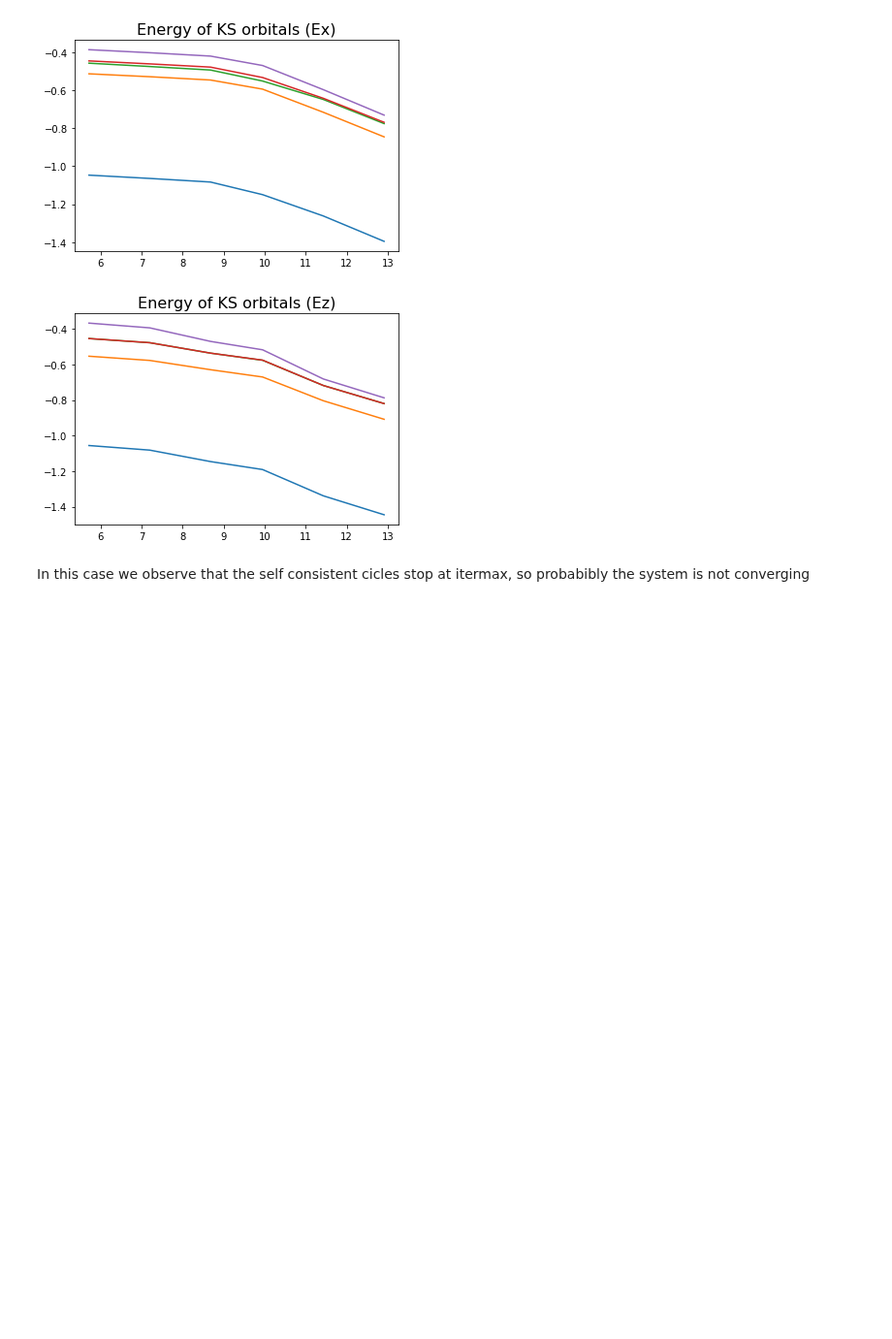
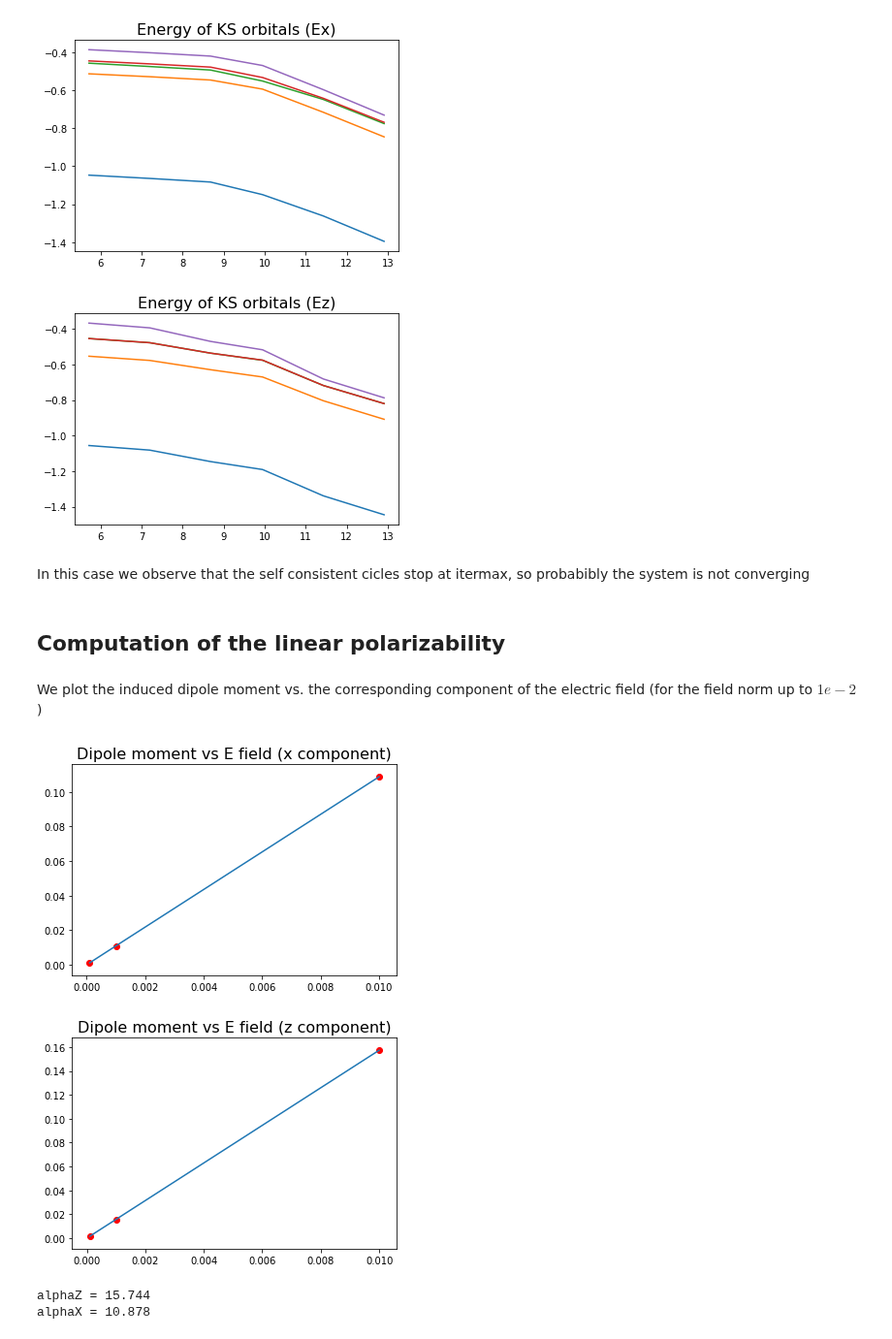
Before and after one commit to luigigenovese/KPM-nb, a Jupyter notebook: STATIC ELECTRIC FIELD/N2/N2_electric_field_analysis .ipynb, the cells around one changed output. Shown at 97% size. Drawn from its saved outputs; the diff is of its cells as text; code cells hidden in the pictures; blank space fills up the shorter version.

```diff
--- a/STATIC ELECTRIC FIELD/N2/N2_electric_field_analysis .ipynb
+++ b/STATIC ELECTRIC FIELD/N2/N2_electric_field_analysis .ipynb
@@ -26,3 +27,8 @@ We perform the analysis for different values of the field norm.
+# %%
+dipoleX=[]
+dipoleZ=[]
+eFieldX=[]
+eFieldZ=[]
 # %% [markdown]
 # $E$-norm = $1e^{-4}$
 # %% [markdown]
@@ -130,6 +136,11 @@ plt.show()
 # %% [output]
 [figure]
 [figure]
+# %%
+dipoleX.append(Ex[nRunEx-1].log['Electric Dipole Moment (AU)']['P vector'][0])
+dipoleZ.append(Ez[nRunEx-1].log['Electric Dipole Moment (AU)']['P vector'][2])
+eFieldX.append(enorm)
+eFieldZ.append(enorm)
 # %% [markdown]
 # $E$-norm = $1e^{-3}$
 # %% [markdown]
@@ -250,6 +261,11 @@ plt.show()
 # %% [output]
 [figure]
 [figure]
+# %%
+dipoleX.append(Ex[nRunEx-1].log['Electric Dipole Moment (AU)']['P vector'][0])
+dipoleZ.append(Ez[nRunEx-1].log['Electric Dipole Moment (AU)']['P vector'][2])
+eFieldX.append(enorm)
+eFieldZ.append(enorm)
 # %% [markdown]
 # $E$-norm = $1e^{-2}$
 # %% [markdown]
@@ -370,6 +386,11 @@ plt.show()
 # %% [output]
 [figure]
 [figure]
+# %%
+dipoleX.append(Ex[nRunEx-1].log['Electric Dipole Moment (AU)']['P vector'][0])
+dipoleZ.append(Ez[nRunEx-1].log['Electric Dipole Moment (AU)']['P vector'][2])
+eFieldX.append(enorm)
+eFieldZ.append(enorm)
 # %% [markdown]
 # $E$-norm = $1e^{-1}$
 # %% [markdown]
@@ -467,3 +488,28 @@ plt.show()
 [figure]
 # %% [markdown]
 In this case we observe that the self consistent cicles stop at itermax, so probabibly the system is not converging
+# %% [markdown]
+## Computation of the linear polarizability
+# %% [markdown]
+We plot the induced dipole moment vs. the corresponding component of the electric field (for the field norm up to $1e-2$)
+# %%
+plt.plot(eFieldX,dipoleX)
+plt.scatter(eFieldX,dipoleX, color='r')
+plt.title('Dipole moment vs E field (x component)',fontsize=16)
+plt.show()
+
+plt.plot(eFieldZ,dipoleZ)
+plt.scatter(eFieldZ,dipoleZ, color='r')
+plt.title('Dipole moment vs E field (z component)',fontsize=16)
+plt.show()
+# %% [output]
+[figure, added]
+[figure, added]
+# %%
+alphaZ = dipoleZ[len(dipoleZ)-1]/eFieldZ[len(dipoleZ)-1]
+alphaX = dipoleX[len(dipoleX)-1]/eFieldX[len(dipoleX)-1]
+print('alphaZ = ' + str(alphaZ))
+print('alphaX = ' + str(alphaX))
+# %% [output]
+alphaZ = 15.744
+alphaX = 10.878
```
Also changed, not shown: parts of 2 cells of this notebook.
